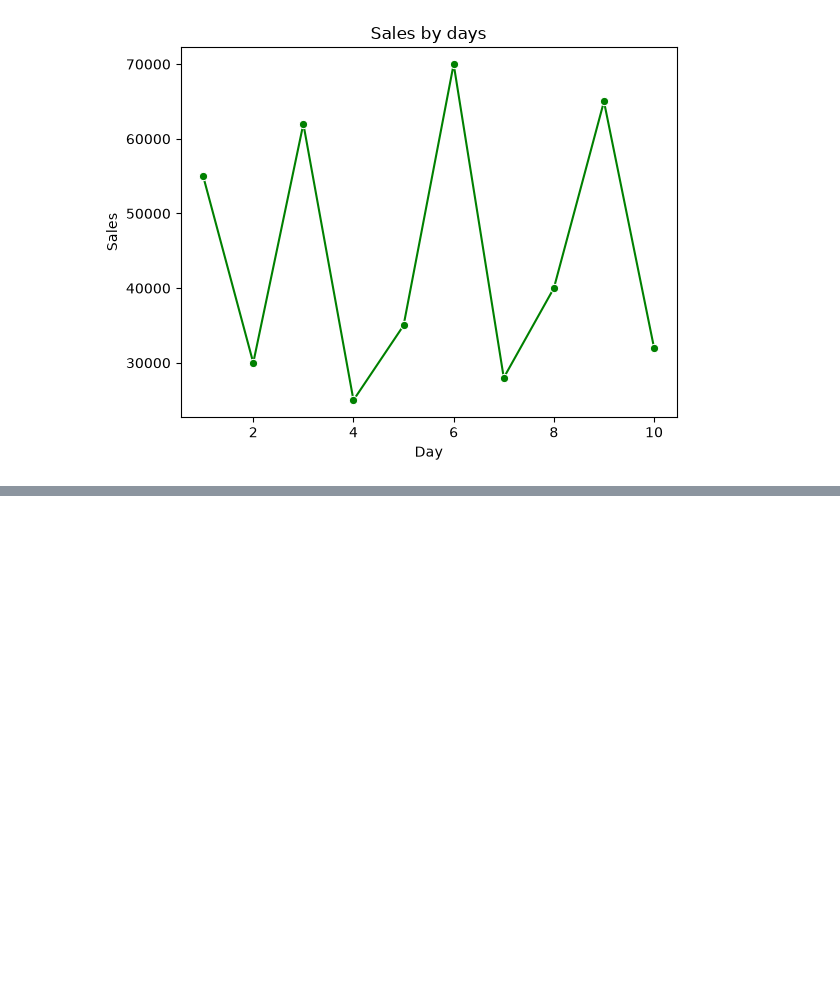
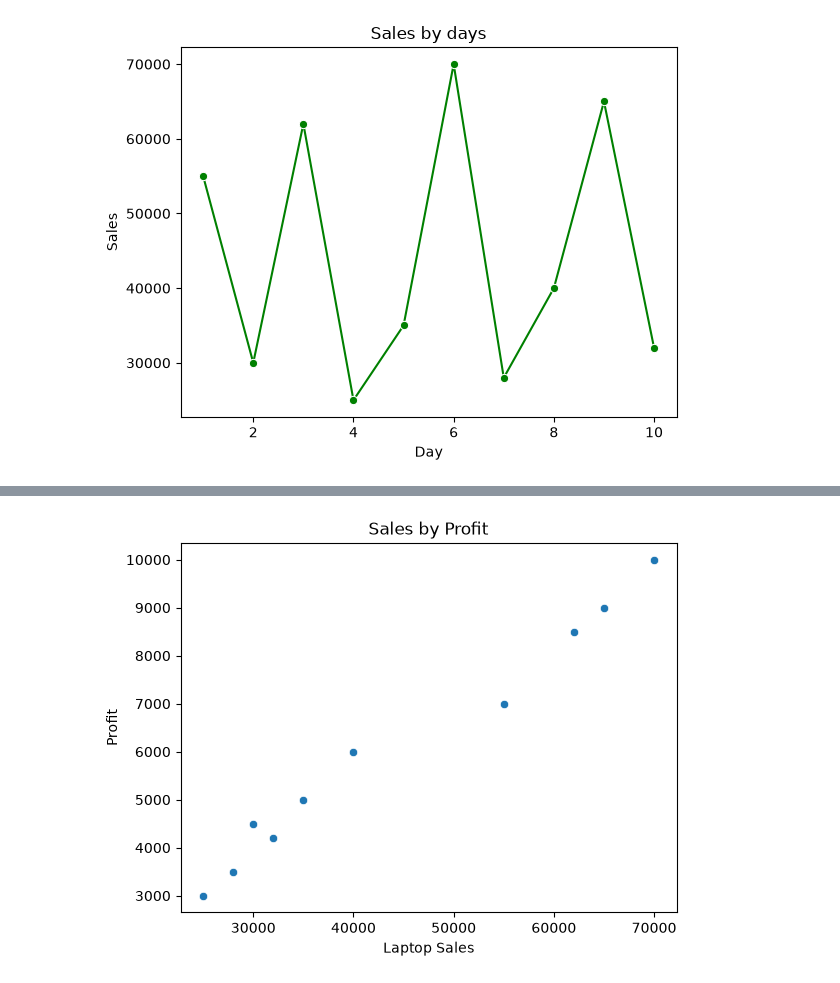
Before and after one commit to sanmesh4090/Data-science-, a Jupyter notebook: Advance Python/seaborn.ipynb, the cells around one changed output, grey strips where cells are left out. Drawn from its saved outputs; the diff is of its cells as text; code cells hidden in the pictures; blank space fills up the shorter version.

```diff
--- a/Advance Python/seaborn.ipynb
+++ b/Advance Python/seaborn.ipynb
@@ -68,0 +76,9 @@ Text(0.5, 1.0, 'Sales by days')
+# %%
+#Scatter plot
+sns.scatterplot(data=df,x="Sales",y="Profit")
+plt.xlabel("Laptop Sales")
+plt.title("Sales by Profit")
+
+plt.show()
+# %% [output]
+[figure, added]
```
Also changed, not shown: parts of 9 cells of this notebook, 4 other files.
